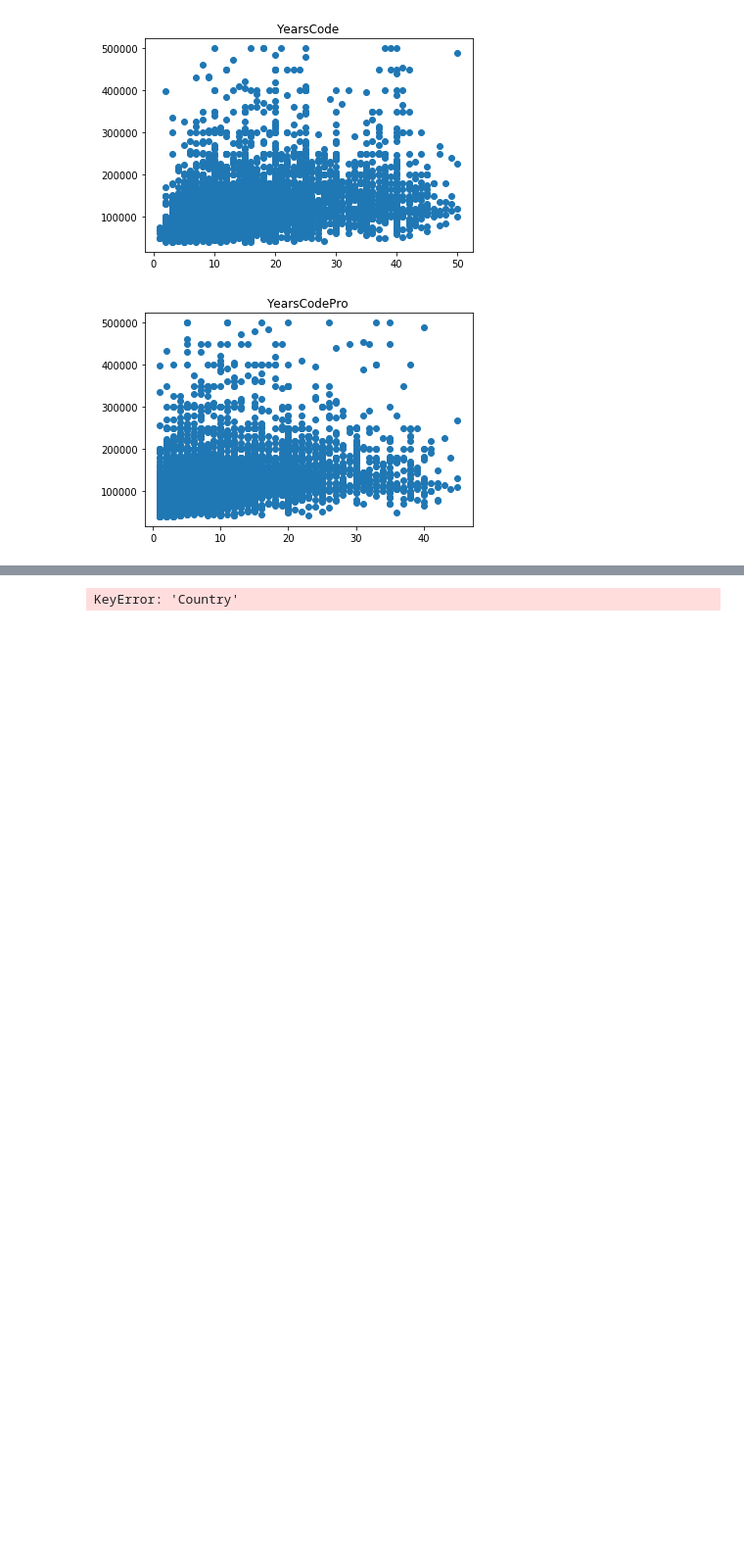
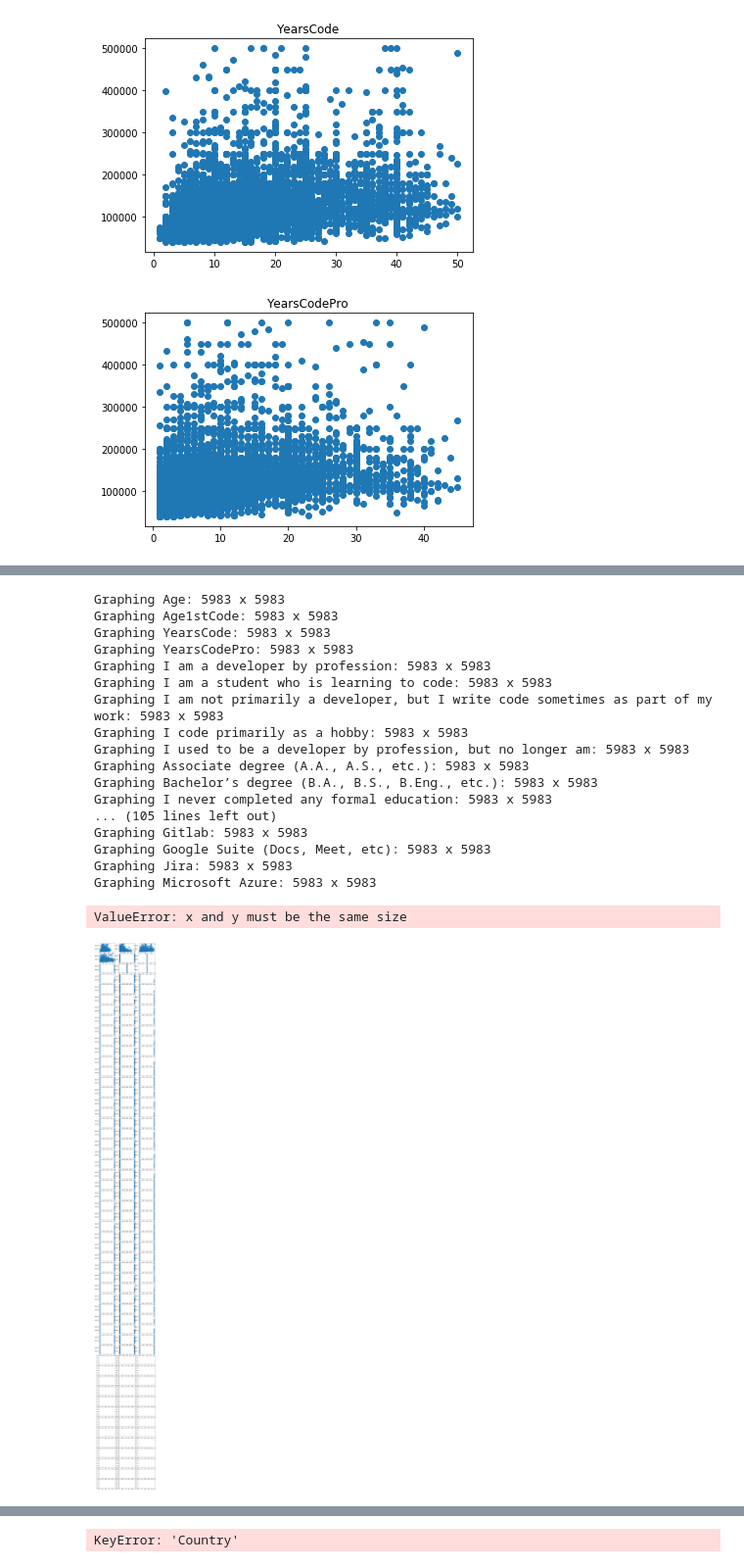
Before and after one commit to kevinclee26/salary_prediction, a Jupyter notebook: model/Untitled.ipynb, the cells around one changed output, grey strips where cells are left out. Shown at 98% size. Cells and saved outputs as stored; diff of their text form; code cells hidden in the pictures; blank space fills up the shorter version.

```diff
--- a/model/Untitled.ipynb
+++ b/model/Untitled.ipynb
@@ -318 +320,30 @@ Test Score: -0.13205126794792577
+# %%
+columns=3
+columns_list=input_ary.columns
+fig, ax=plt.subplots(math.ceil(len(columns_list)/columns), columns, figsize=(10, 100))
+for idx, each_col in enumerate(columns_list):
+    print(f'Graphing {each_col}: {len(input_ary[each_col])} x {len(y)}')
+    ax[int(idx/columns)][idx%columns].scatter(input_ary[each_col], y)
+
+# # ax[int(idx/columns)][idx%columns]
+# %% [output]
+Graphing Age: 5983 x 5983
+Graphing Age1stCode: 5983 x 5983
+Graphing YearsCode: 5983 x 5983
+Graphing YearsCodePro: 5983 x 5983
+Graphing I am a developer by profession: 5983 x 5983
+Graphing I am a student who is learning to code: 5983 x 5983
+Graphing I am not primarily a developer, but I write code sometimes as part of my work: 5983 x 5983
+Graphing I code primarily as a hobby: 5983 x 5983
+Graphing I used to be a developer by profession, but no longer am: 5983 x 5983
+Graphing Associate degree (A.A., A.S., etc.): 5983 x 5983
+Graphing Bachelor’s degree (B.A., B.S., B.Eng., etc.): 5983 x 5983
+Graphing I never completed any formal education: 5983 x 5983
+... (105 lines left out)
+Graphing Gitlab: 5983 x 5983
+Graphing Google Suite (Docs, Meet, etc): 5983 x 5983
+Graphing Jira: 5983 x 5983
+Graphing Microsoft Azure: 5983 x 5983
+ValueError: x and y must be the same size
+[figure, added]
 # %%
```
Also changed, not shown: parts of 3 cells of this notebook.
